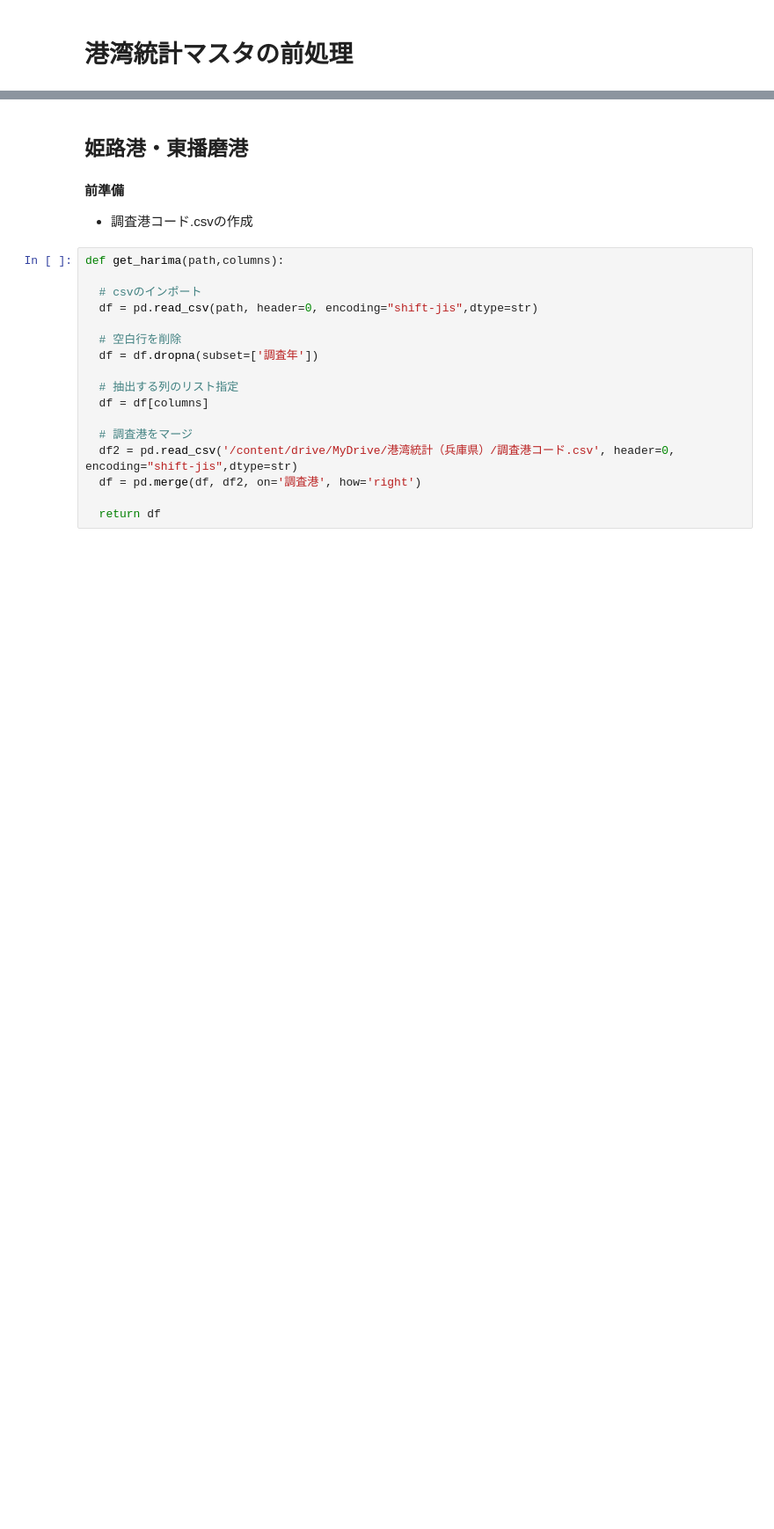
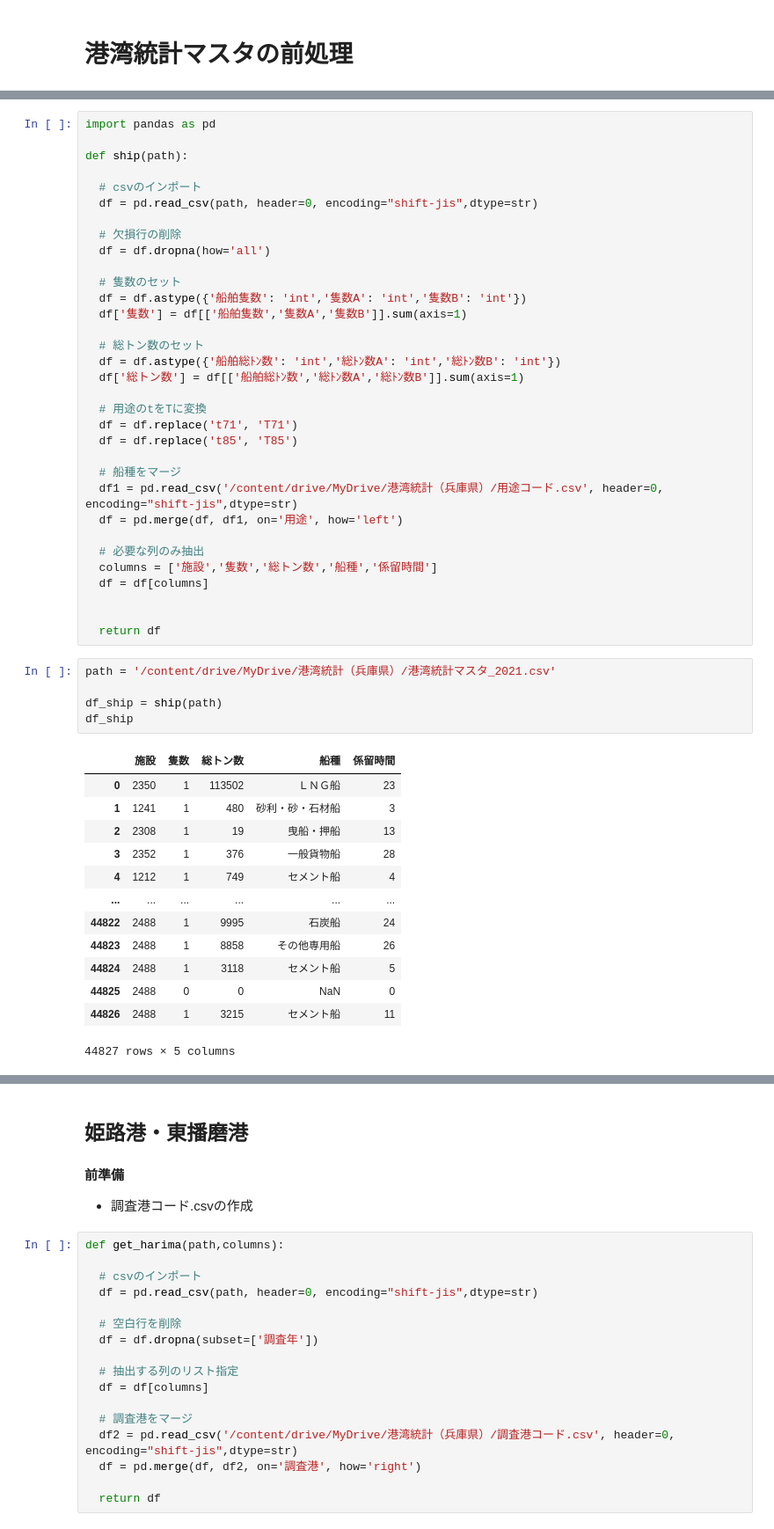
Before and after one commit to dicechick373/google-colab, a Jupyter notebook: 2022_kouwan/港湾統計（兵庫県）.ipynb, the cells around one changed output, grey strips where cells are left out. Shown at 88% size. Drawn from its saved outputs; the diff is of its cells as text; blank space fills up the shorter version.

```diff
--- a/2022_kouwan/港湾統計（兵庫県）.ipynb
+++ b/2022_kouwan/港湾統計（兵庫県）.ipynb
@@ -17,0 +142,52 @@ drive.mount('/content/drive')
+# %%
+import pandas as pd
+
+def ship(path):
+
+  # csvのインポート
+  df = pd.read_csv(path, header=0, encoding="shift-jis",dtype=str)
+
+  # 欠損行の削除
+  df = df.dropna(how='all')
+
+  # 隻数のセット
+  df = df.astype({'船舶隻数': 'int','隻数A': 'int','隻数B': 'int'})
+  df['隻数'] = df[['船舶隻数','隻数A','隻数B']].sum(axis=1)
+
+  # 総トン数のセット
+  df = df.astype({'船舶総ﾄﾝ数': 'int','総ﾄﾝ数A': 'int','総ﾄﾝ数B': 'int'})
+  df['総トン数'] = df[['船舶総ﾄﾝ数','総ﾄﾝ数A','総ﾄﾝ数B']].sum(axis=1)
+
+  # 用途のtをTに変換
+  df = df.replace('t71', 'T71')
+  df = df.replace('t85', 'T85')
+
+  # 船種をマージ
+  df1 = pd.read_csv('/content/drive/MyDrive/港湾統計（兵庫県）/用途コード.csv', header=0, encoding="shift-jis",dtype=str)
+  df = pd.merge(df, df1, on='用途', how='left')
+
+  # 必要な列のみ抽出
+  columns = ['施設','隻数','総トン数','船種','係留時間']
+  df = df[columns]
+
+
+  return df
+# %%
+path = '/content/drive/MyDrive/港湾統計（兵庫県）/港湾統計マスタ_2021.csv'
+
+df_ship = ship(path)
+df_ship
+# %% [output]
+|  | 施設 | 隻数 | 総トン数 | 船種 | 係留時間 |
+| 0 | 2350 | 1 | 113502 | ＬＮＧ船 | 23 |
+| 1 | 1241 | 1 | 480 | 砂利・砂・石材船 | 3 |
+| 2 | 2308 | 1 | 19 | 曳船・押船 | 13 |
+| 3 | 2352 | 1 | 376 | 一般貨物船 | 28 |
+| 4 | 1212 | 1 | 749 | セメント船 | 4 |
+| ... | ... | ... | ... | ... | ... |
+| 44822 | 2488 | 1 | 9995 | 石炭船 | 24 |
+| 44823 | 2488 | 1 | 8858 | その他専用船 | 26 |
+| 44824 | 2488 | 1 | 3118 | セメント船 | 5 |
+| 44825 | 2488 | 0 | 0 | NaN | 0 |
+| 44826 | 2488 | 1 | 3215 | セメント船 | 11 |
+44827 rows × 5 columns
```
Also changed, not shown: parts of 15 cells of this notebook.
